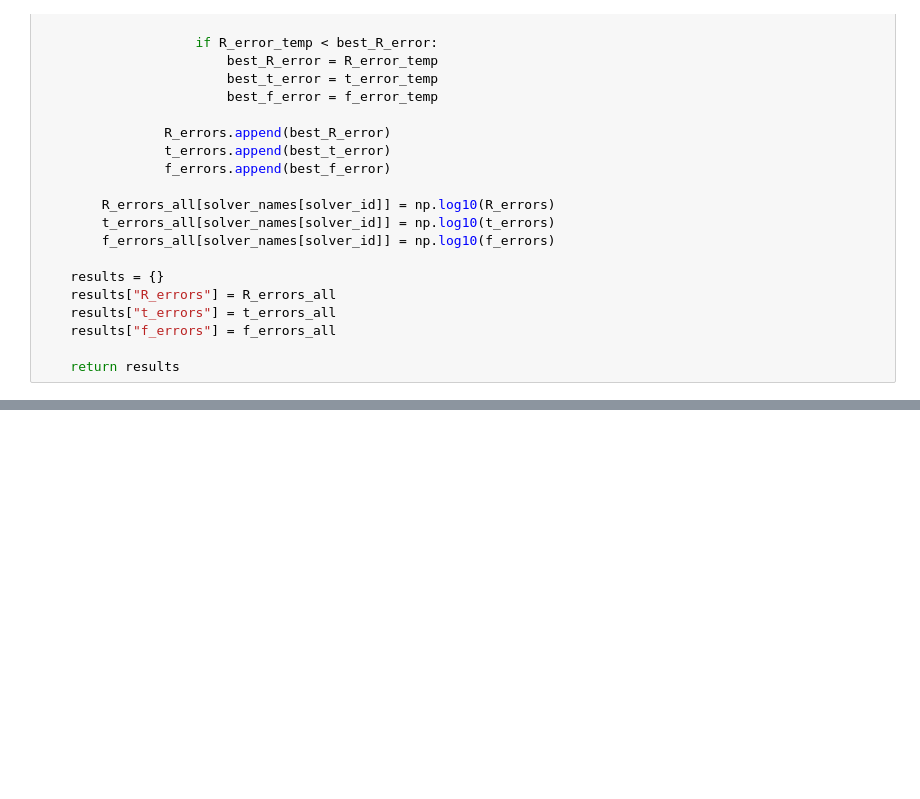
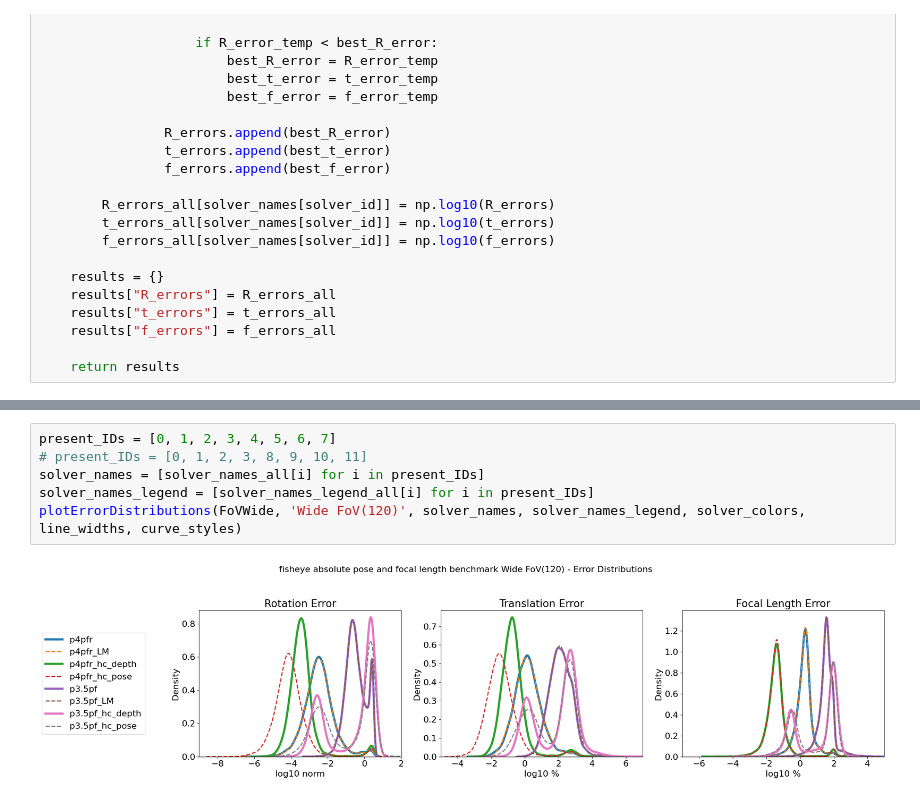
Before and after one commit to XinnnyueZhang/PoseLib, a Jupyter notebook: visualResults.ipynb, the cells around one changed output, grey strips where cells are left out. Cells and saved outputs as stored; diff of their text form; blank space fills up the shorter version.

```diff
--- a/visualResults.ipynb
+++ b/visualResults.ipynb
@@ -135,0 +138,8 @@ plotErrorDistributions(FoVWide, 'Wide FoV(120)', solver_names, solver_names_lege
+# %%
+present_IDs = [0, 1, 2, 3, 4, 5, 6, 7]
+# present_IDs = [0, 1, 2, 3, 8, 9, 10, 11]
+solver_names = [solver_names_all[i] for i in present_IDs]
+solver_names_legend = [solver_names_legend_all[i] for i in present_IDs]
+plotErrorDistributions(FoVWide, 'Wide FoV(120)', solver_names, solver_names_legend, solver_colors, line_widths, curve_styles)
+# %% [output]
+[figure, added]
```
Also changed, not shown: parts of 8 cells of this notebook, 2 other files.
